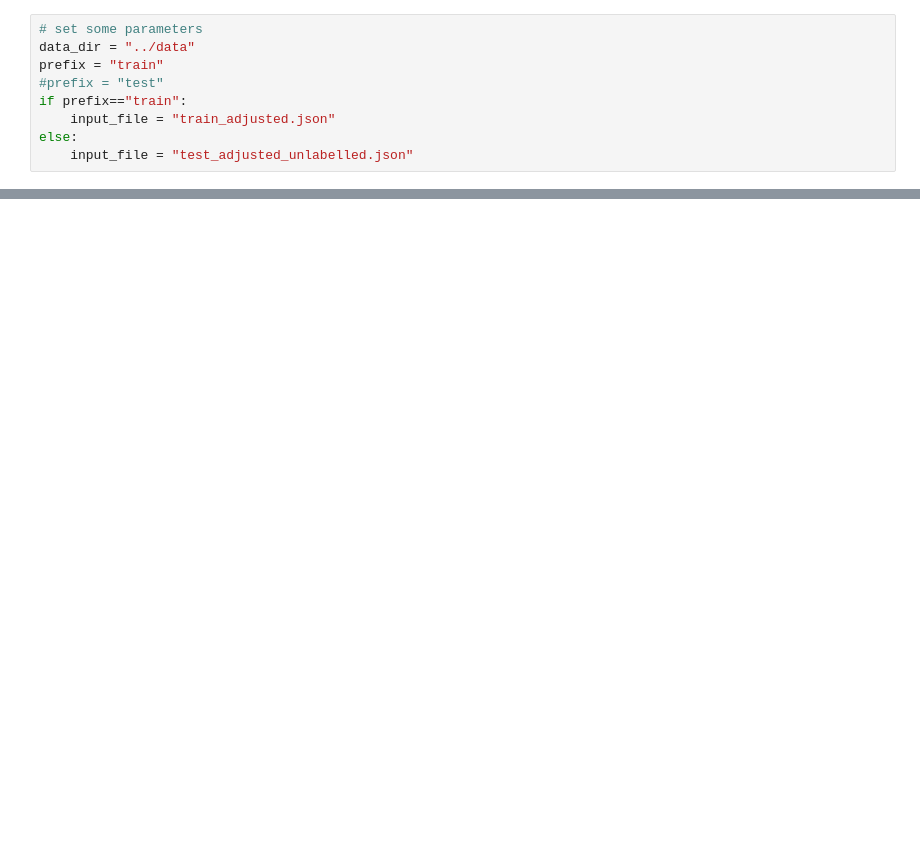
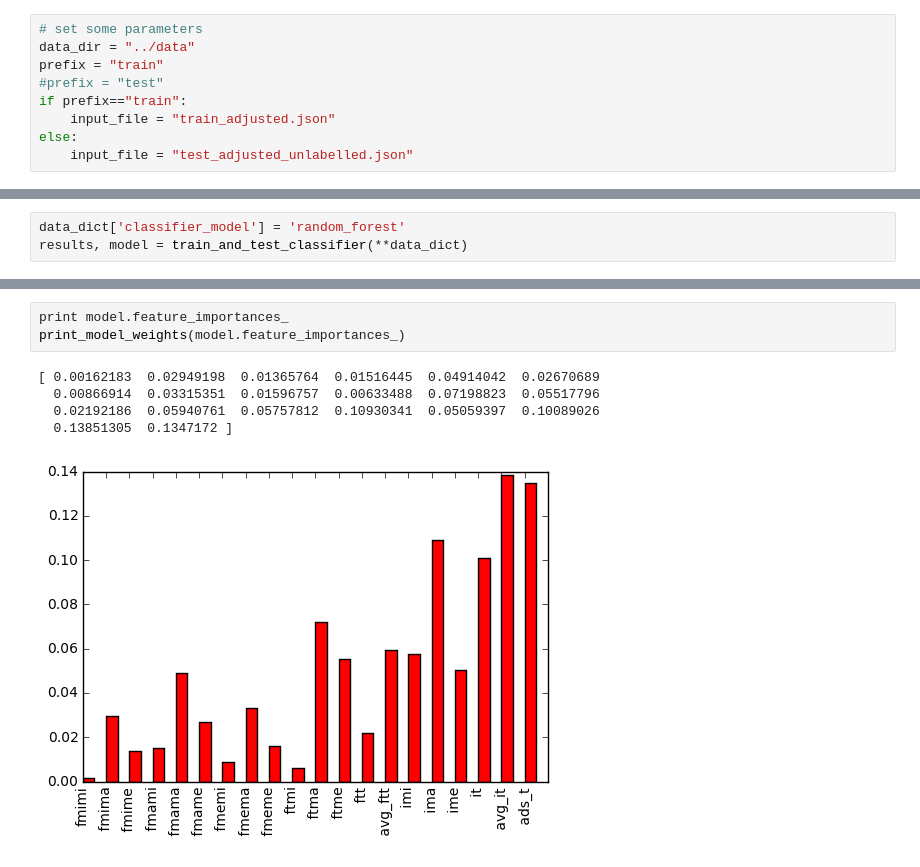
Before and after one commit to svebk/qpr-winter-2017, a Jupyter notebook: notebook/winter2017_006.classify_CP1.ipynb, the cells around one changed output, grey strips where cells are left out. Saved outputs shown, nothing was run; the diff lists cells and outputs as text; blank space fills up the shorter version.

```diff
--- a/notebook/winter2017_006.classify_CP1.ipynb
+++ b/notebook/winter2017_006.classify_CP1.ipynb
@@ -278,0 +306,3 @@ ImportError: dlopen(/Users/svebor/anaconda/lib/python2.7/site-packages/scipy-0.1
+# %%
+data_dict['classifier_model'] = 'random_forest'
+results, model = train_and_test_classifier(**data_dict)
@@ -278,0 +327,9 @@ ImportError: dlopen(/Users/svebor/anaconda/lib/python2.7/site-packages/scipy-0.1
+# %%
+print model.feature_importances_
+print_model_weights(model.feature_importances_)
+# %% [output]
+[ 0.00162183  0.02949198  0.01365764  0.01516445  0.04914042  0.02670689
+  0.00866914  0.03315351  0.01596757  0.00633488  0.07198823  0.05517796
+  0.02192186  0.05940761  0.05757812  0.10930341  0.05059397  0.10089026
+  0.13851305  0.1347172 ]
+[figure, added]
```
Also changed, not shown: parts of 8 cells of this notebook.
